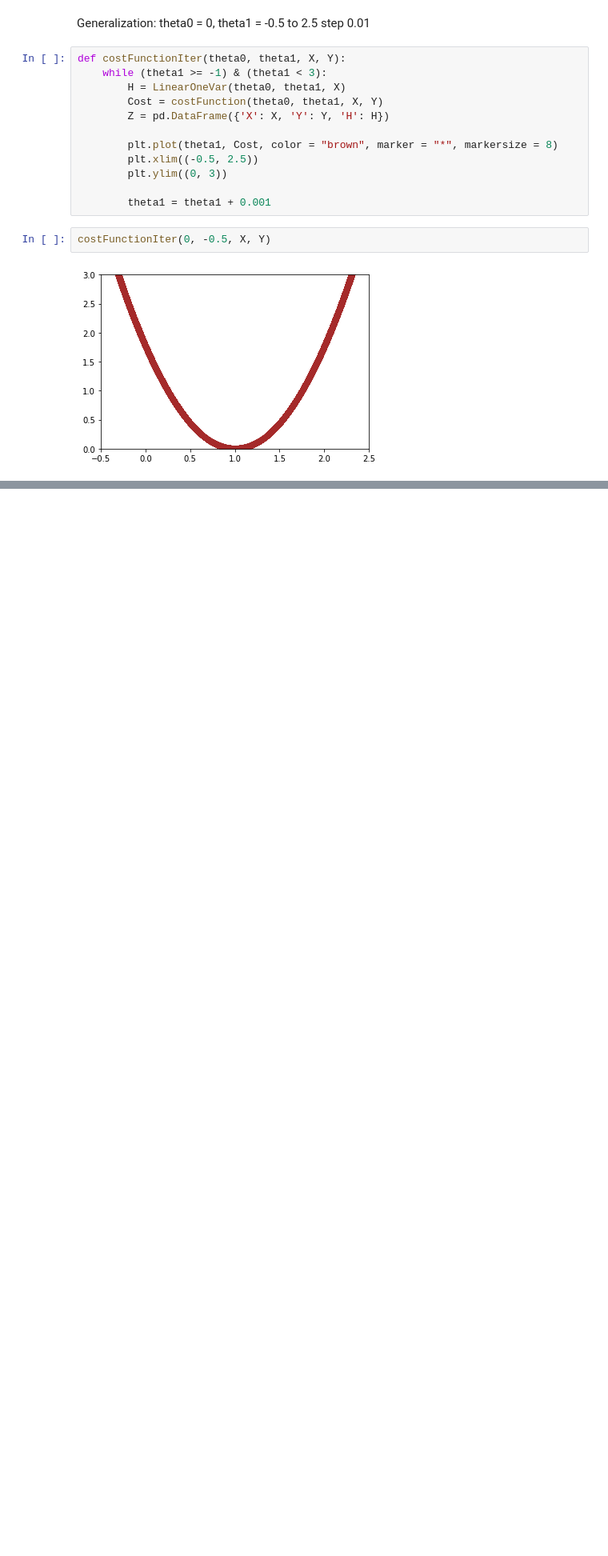
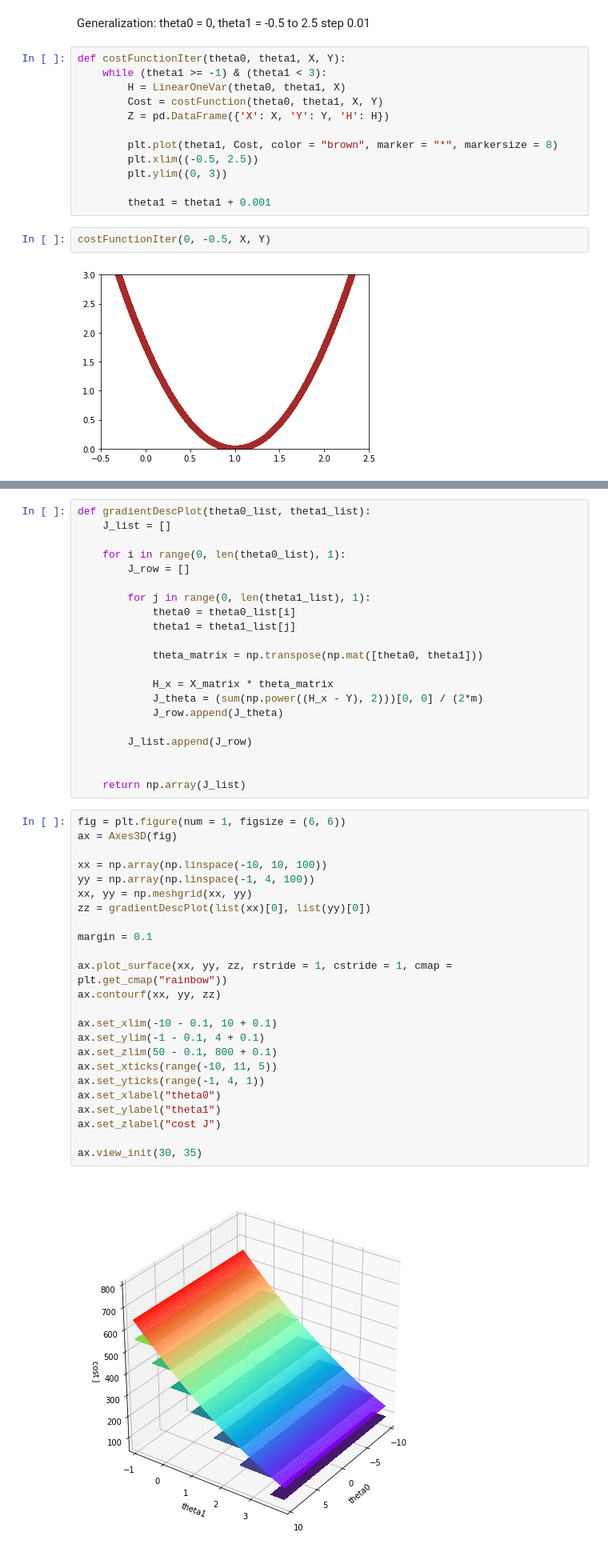
Before and after one commit to lxn1021/ML-Algo-Implementation, a Jupyter notebook: Linear Regression with One Variable.ipynb, the cells around one changed output, grey strips where cells are left out. Shown at 80% size. Drawn from its saved outputs; the diff is of its cells as text; blank space fills up the shorter version.

```diff
--- a/Linear Regression with One Variable.ipynb
+++ b/Linear Regression with One Variable.ipynb
@@ -145,0 +243,47 @@ costFunctionIter(0, -0.5, X, Y)
+# %%
+def gradientDescPlot(theta0_list, theta1_list):
+    J_list = []
+
+    for i in range(0, len(theta0_list), 1):
+        J_row = []
+
+        for j in range(0, len(theta1_list), 1):
+            theta0 = theta0_list[i]
+            theta1 = theta1_list[j]
+
+            theta_matrix = np.transpose(np.mat([theta0, theta1]))
+
+            H_x = X_matrix * theta_matrix
+            J_theta = (sum(np.power((H_x - Y), 2)))[0, 0] / (2*m)
+            J_row.append(J_theta)
+
+        J_list.append(J_row)
+
+
+    return np.array(J_list)
+# %%
+fig = plt.figure(num = 1, figsize = (6, 6))
+ax = Axes3D(fig)
+
+xx = np.array(np.linspace(-10, 10, 100))
+yy = np.array(np.linspace(-1, 4, 100))
+xx, yy = np.meshgrid(xx, yy)
+zz = gradientDescPlot(list(xx)[0], list(yy)[0])
+
+margin = 0.1
+
+ax.plot_surface(xx, yy, zz, rstride = 1, cstride = 1, cmap = plt.get_cmap("rainbow"))
+ax.contourf(xx, yy, zz)
+
+ax.set_xlim(-10 - 0.1, 10 + 0.1)
+ax.set_ylim(-1 - 0.1, 4 + 0.1)
+ax.set_zlim(50 - 0.1, 800 + 0.1)
+ax.set_xticks(range(-10, 11, 5))
+ax.set_yticks(range(-1, 4, 1))
+ax.set_xlabel("theta0")
+ax.set_ylabel("theta1")
+ax.set_zlabel("cost J")
+
+ax.view_init(30, 35)
+# %% [output]
+[figure, added]
```
Also changed, not shown: parts of 38 cells of this notebook.
